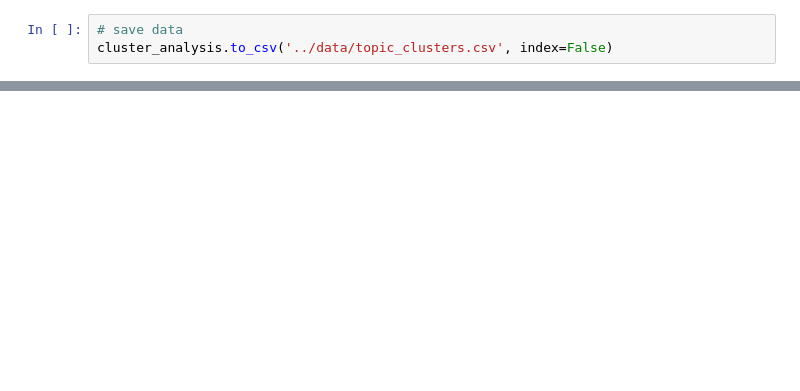
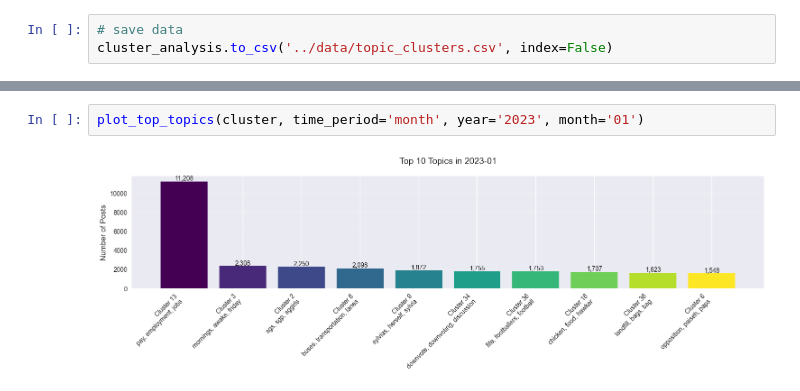
Before and after one commit to yangshutingg/dsa4264, a Jupyter notebook: src/topic_clustering.ipynb, the cells around one changed output, grey strips where cells are left out. Saved outputs shown, nothing was run; the diff lists cells and outputs as text; blank space fills up the shorter version.

```diff
--- a/src/topic_clustering.ipynb
+++ b/src/topic_clustering.ipynb
@@ -347,0 +560,4 @@ cluster_analysis.to_csv('../data/topic_clusters.csv', index=False)
+# %%
+plot_top_topics(cluster, time_period='month', year='2023', month='01')
+# %% [output]
+[figure, added]
```
Also changed, not shown: parts of 9 cells of this notebook.
